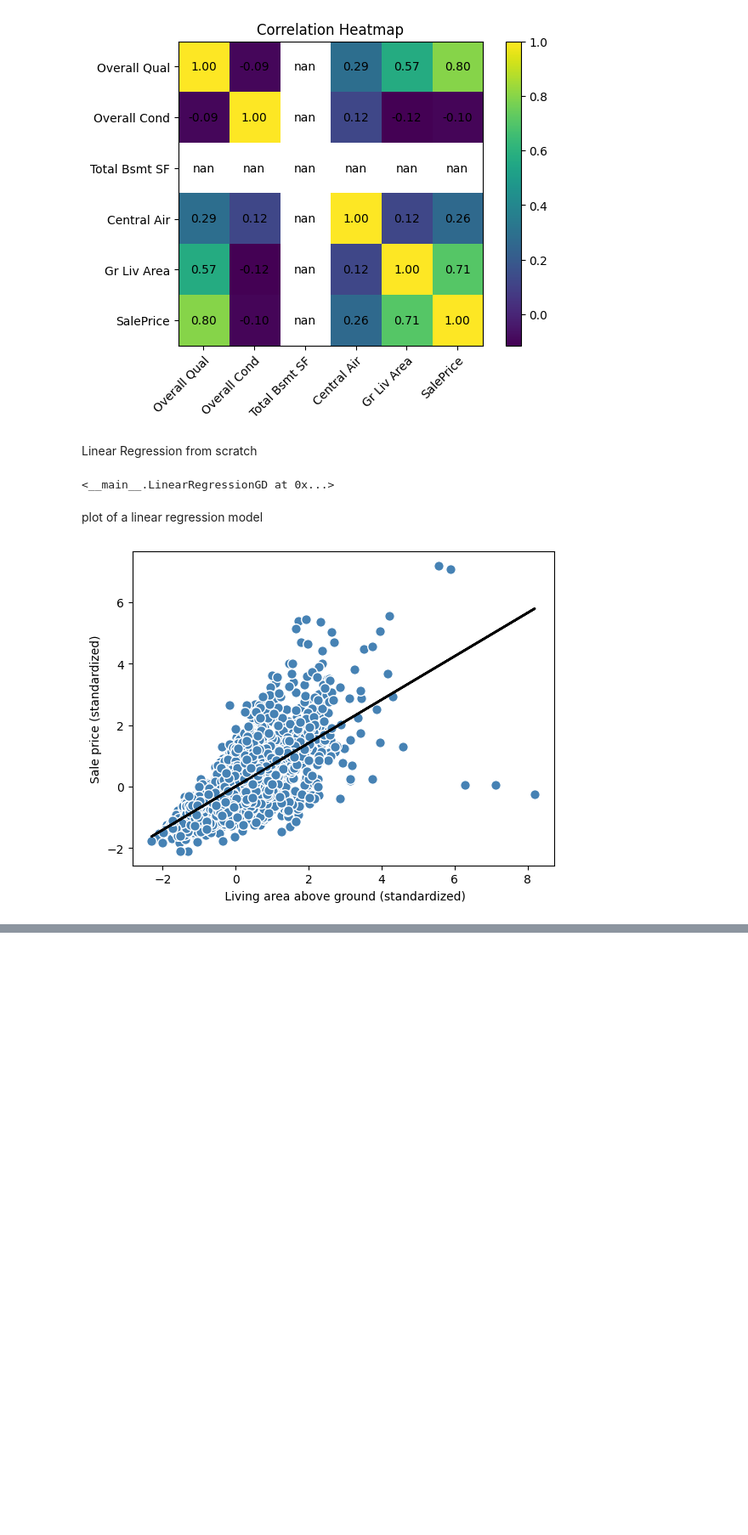
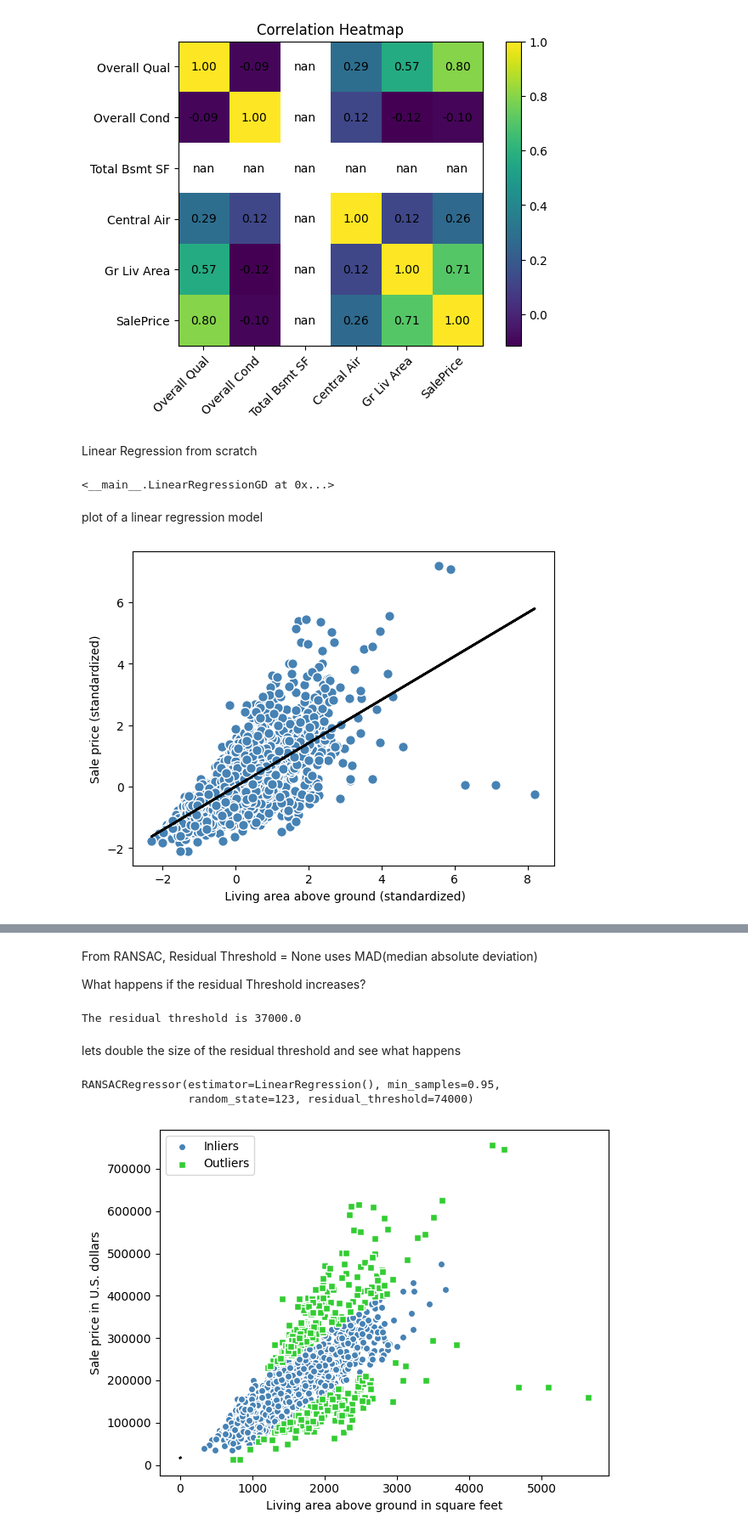
Before and after one commit to tettehosabutey49/Linear_Regression_from_scratch, a Jupyter notebook: linearregression.ipynb, the cells around one changed output, grey strips where cells are left out. Shown at 85% size. Saved outputs shown, nothing was run; the diff lists cells and outputs as text; code cells hidden in the pictures; blank space fills up the shorter version.

```diff
--- a/linearregression.ipynb
+++ b/linearregression.ipynb
@@ -141,0 +172,55 @@ ransac.fit()
+# %% [markdown]
+From RANSAC,
+Residual Threshold = None uses MAD(median absolute deviation)
+
+What happens if the residual Threshold increases?
+# %%
+#Calculating the MAD
+def median_absolute_deviation(data):
+    return np.median(np.abs(data - np.median(data)))
+print(f"The residual threshold is {median_absolute_deviation(y)}")
+# %% [output]
+The residual threshold is 37000.0
+# %% [markdown]
+lets double the size of the residual threshold and see what happens
+# %%
+ransac2 = RANSACRegressor(
+    LinearRegression(),
+    max_trials=100, #default is 100
+    min_samples=0.95,
+    residual_threshold=(37000 *2), #increasing the residual threshold to see result
+    random_state=123
+)
+# %%
+ransac2.fit(X, y)
+# %% [output]
+RANSACRegressor(estimator=LinearRegression(), min_samples=0.95,
+                random_state=123, residual_threshold=74000)
+# %%
+# Extracting the inlier and outlier mask
+inlier_mask = ransac2.inlier_mask_
+outlier_mask = np.logical_not(inlier_mask)
+
+# Predicting the values of the regression line
+line_X = np.arange(3, 10, 1)
+line_y_ransac = ransac2.predict(line_X[:, np.newaxis])
+
+# plotting the regression line and the inliers and outliers
+plt.scatter(
+    X[inlier_mask],
+    y[inlier_mask],
+    c='steelblue',
+    edgecolor='white',
+    marker='o',
+    label='Inliers'
+)
+plt.scatter(X[outlier_mask], y[outlier_mask],
+             c='limegreen', edgecolor='white',
+             marker='s', label='Outliers')
+plt.plot(line_X, line_y_ransac, color='black', lw=2)
+plt.xlabel('Living area above ground in square feet')
+plt.ylabel('Sale price in U.S. dollars')
+plt.legend(loc='upper left')
+plt.tight_layout()
+# %% [output]
+[figure, added]
```
Also changed, not shown: parts of 5 cells of this notebook.
